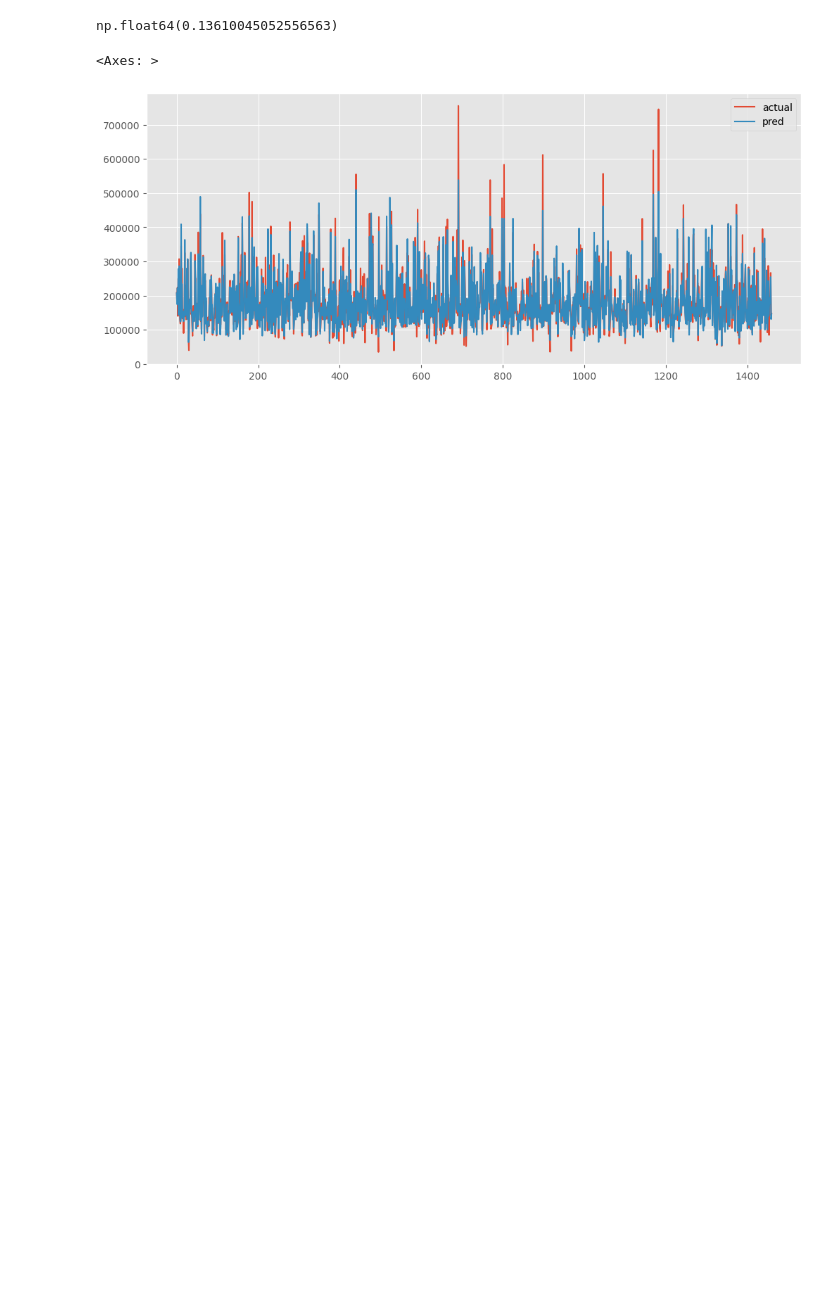
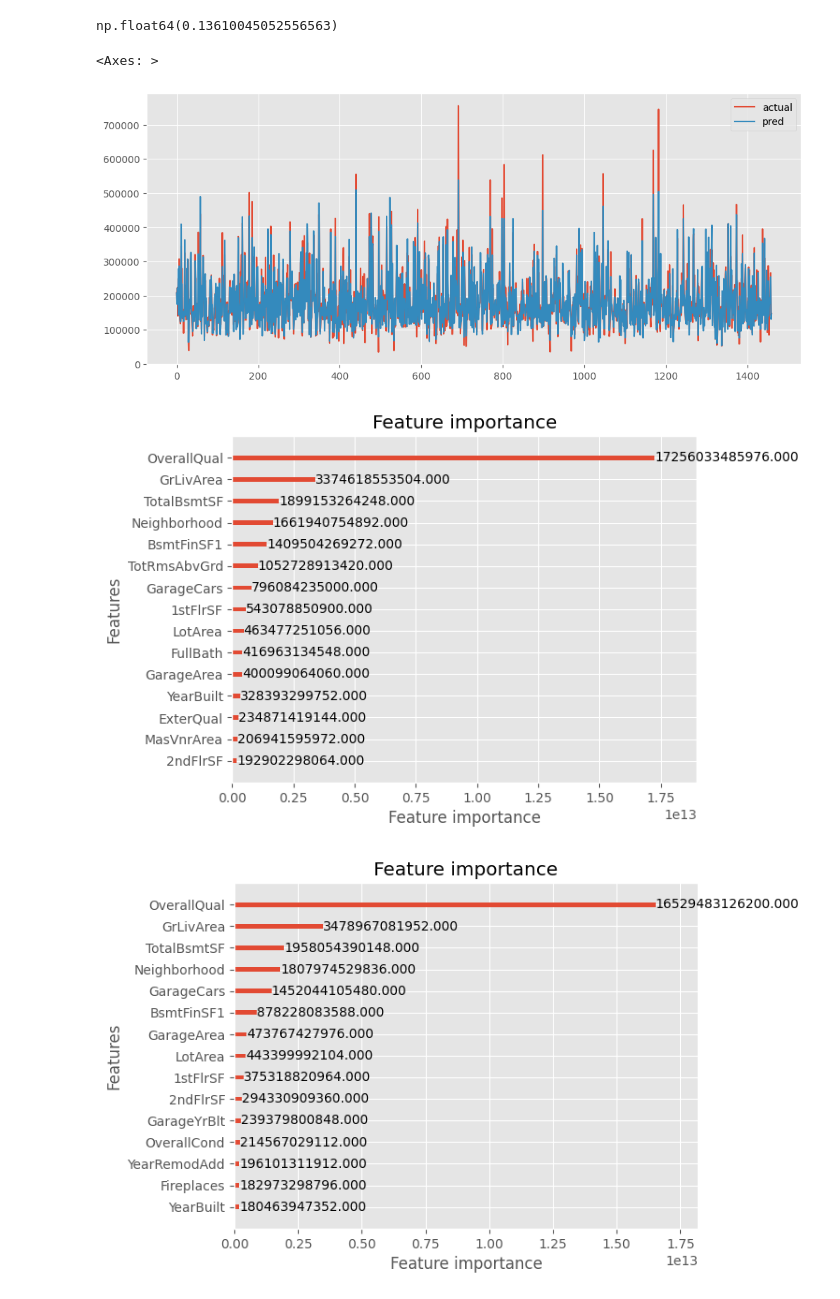
Before and after one commit to yungsuKo/data_science, a Jupyter notebook: 쉽게 시작하는 캐글 데이터 분석/주택가격 예측/house_price.ipynb, the cells around one changed output. Drawn from its saved outputs; the diff is of its cells as text; code cells hidden in the pictures; blank space fills up the shorter version.

```diff
--- a/쉽게 시작하는 캐글 데이터 분석/주택가격 예측/house_price.ipynb
+++ b/쉽게 시작하는 캐글 데이터 분석/주택가격 예측/house_price.ipynb
@@ -192,7 +192,7 @@ from sklearn.metrics import mean_squared_error
 # fold별로 작성한 모델을 models에 저장.
 models = []
 rmses = []
-oof = np.zeros(len(train_X))
+oof = np.zeros(len(train_X)) # 모든 요소가 0인 배열을 생성
 
 for train_index, val_index in kf.split(train_X):
     X_train = train_X.iloc[train_index]
@@ -203,9 +203,10 @@ for train_index, val_index in kf.split(train_X):
     lgb_train = lgb.Dataset(X_train, y_train)
     lgb_eval = lgb.Dataset(X_valid, y_valid, reference=lgb_train)
 
-    model_lgb = lgb.train(lgbm_params,
-                          lgb_train,
-                          valid_sets=lgb_eval
+    model_lgb = lgb.train(
+                            lgbm_params,
+                            lgb_train,
+                            valid_sets=lgb_eval
                           )
     y_pred = model_lgb.predict(X_valid, num_iteration=model_lgb.best_iteration)
     tmp_rmse = np.sqrt(mean_squared_error(np.log(y_valid), np.log(y_pred)))
@@ -249,3 +250,10 @@ actual_pred_df.plot(figsize=(12,5))
 # %% [output]
 <Axes: >
 [figure]
+# %%
+# 각 변수의 중요도 확인
+for model in models:
+    lgb.plot_importance(model, importance_type="gain", max_num_features=15)
+# %% [output]
+[figure, added]
+[figure, added]
```
Also changed, not shown: parts of 16 cells of this notebook.
